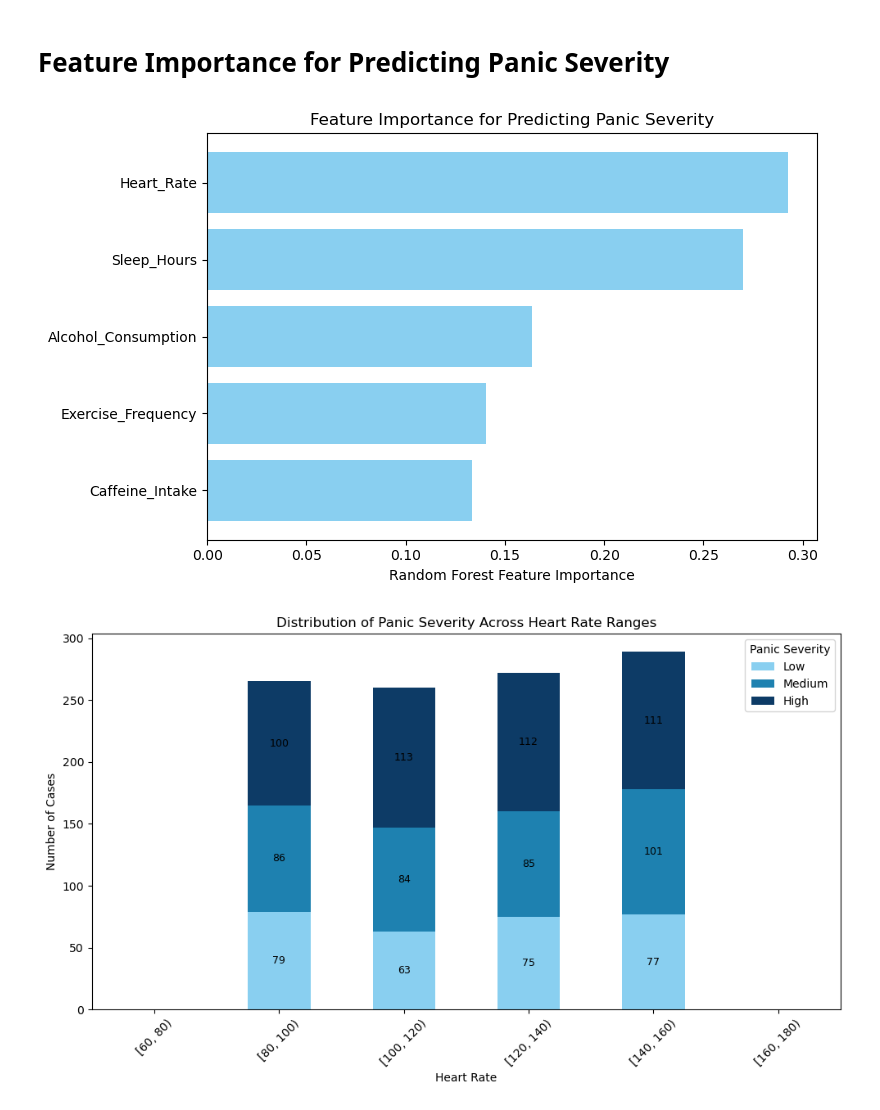
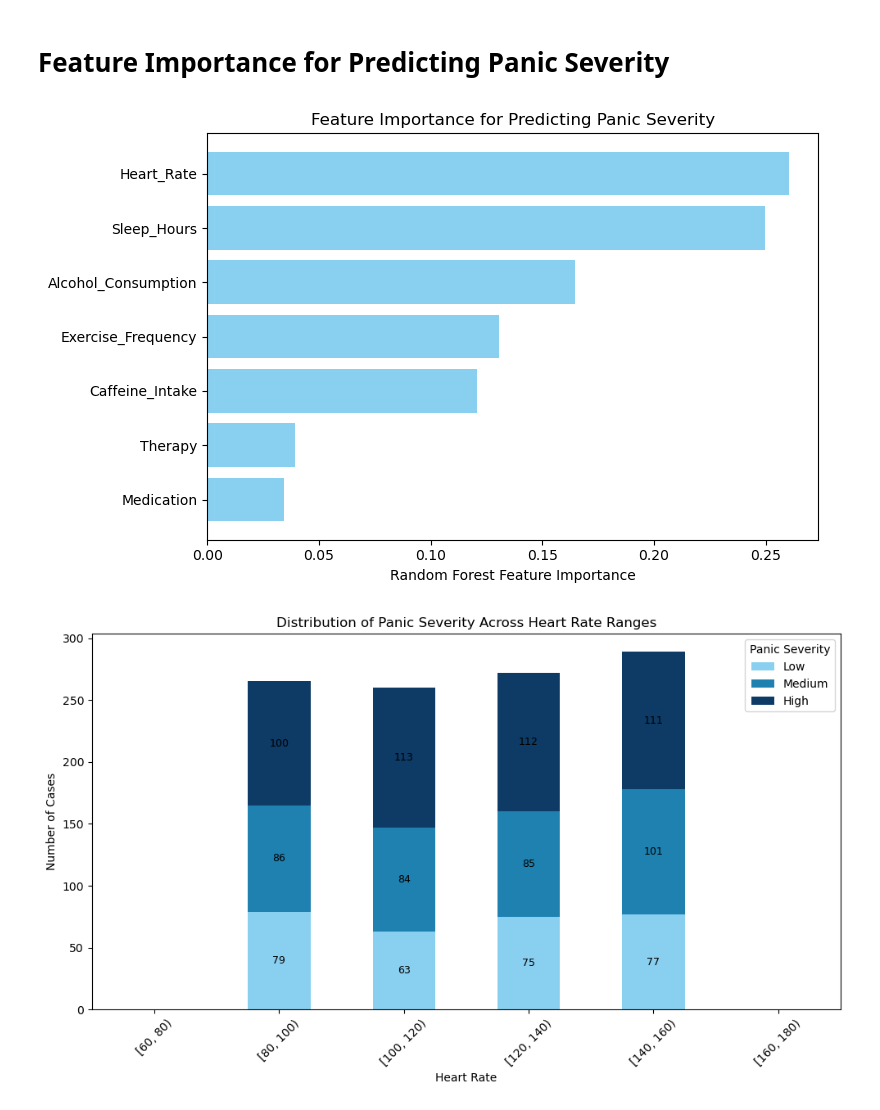
Before and after one commit to katrinashonka/DS4200FinalProject, a Jupyter notebook: ML_Plots.ipynb, the cells around one changed output. Cells and saved outputs as stored; diff of their text form; code cells hidden in the pictures.

Commit message:
Changes RF model to include therapy and medication, uploaded new png for FI

```diff
--- a/ML_Plots.ipynb
+++ b/ML_Plots.ipynb
@@ -61,28 +61,28 @@ y = df["Panic_Severity_Label"].values
 # %%
 # encode Panic_Severity as numeric
 le = LabelEncoder()
 df["Panic_Severity_Encoded"] = le.fit_transform(df["Panic_Severity"])
 
-features = ["Caffeine_Intake", "Exercise_Frequency", "Sleep_Hours", "Heart_Rate", "Alcohol_Consumption"]
+features = ["Caffeine_Intake", "Exercise_Frequency", "Sleep_Hours", "Heart_Rate", "Alcohol_Consumption", "Medication", "Therapy"]
 X = df[features]
 y = df["Panic_Severity_Encoded"]
 
 X_train, X_test, y_train, y_test = train_test_split(X, y, stratify=y, random_state=42)
 rf = RandomForestClassifier(n_estimators=100, random_state=42)
 rf.fit(X_train, y_train)
 
 importances = rf.feature_importances_
 indices = np.argsort(importances)
 
 fig, ax = plt.subplots(figsize=(8, 5))
 ax.barh(range(len(indices)), importances[indices], align='center', color='#89cff0')
 ax.set_yticks(range(len(indices)))
 ax.set_yticklabels([features[i] for i in indices])
 ax.set_xlabel("Random Forest Feature Importance")
 ax.set_title("Feature Importance for Predicting Panic Severity")
 plt.tight_layout()
 # %% [output]
-[figure, old version]
+[figure, new version]
 # %%
 fig2, ax = plt.subplots(figsize=(10, 6))
 count_df.plot(kind="bar", stacked=True, ax=ax, color=["#89cff0", "#1E81B0", "#0d3b66"])
```
Also changed, not shown: 2 other files.
